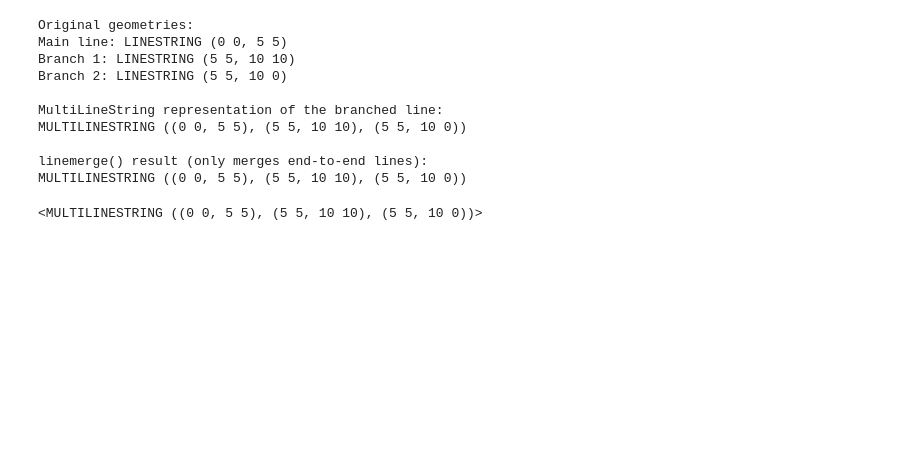
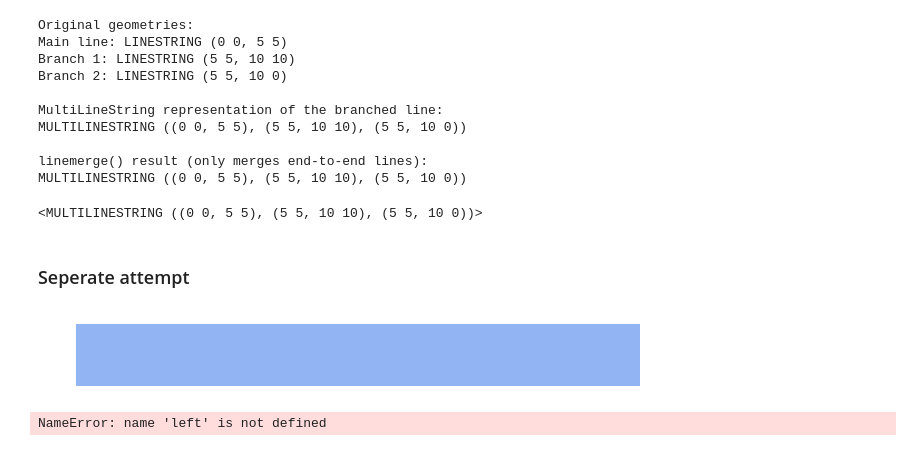
Before and after one commit to amschechter/Sankey_Overlay, a Jupyter notebook: Sankey_Overlay_Attempt.ipynb, the cells around one changed output. Cells and saved outputs as stored; diff of their text form; code cells hidden in the pictures; blank space fills up the shorter version.

Commit message:
lots of new stuff related to graphics and making the viz smooth. Forgot to push for a while.

```diff
--- a/Sankey_Overlay_Attempt.ipynb
+++ b/Sankey_Overlay_Attempt.ipynb
@@ -459,3 +485,69 @@ MULTILINESTRING ((0 0, 5 5), (5 5, 10 10), (5 5, 10 0))
 merged_lines
 # %% [output]
 <MULTILINESTRING ((0 0, 5 5), (5 5, 10 10), (5 5, 10 0))>
+# %% [markdown]
+### Seperate attempt
+# %%
+
+import matplotlib.pyplot as plt
+from shapely.geometry import LineString
+from shapely.affinity import translate
+
+
+def make_curve(p1, p2, bulge=0.2, n=5):
+    #Create a smooth curve between two points with a given bulge
+    x = np.linspace(p1[0], p2[0], n)
+    y = np.linspace(p1[1], p2[1], n)
+    # bulge using a sine curve
+    y += bulge * np.sin(np.linspace(0, np.pi, n))
+    return np.column_stack([x, y])
+
+# Main flow (parent)
+main = make_curve((0, 2), (0, 3), bulge = 0.5)
+#branch1 = make_curve((0, 2), (0, 4), bulge = 0.1)
+#branch2 = make_curve((2, 1), (3, 2))
+#branch2 = make_curve((2, 1), (3, 0.5), bulge=-0.15)
+
+# Widths
+w_main = 10
+w1, w2 = 6, 4  # sum = parent width
+
+fig, ax = plt.subplots(figsize=(8, 5))
+
+def draw_flowline(line, width, color):
+    #Draw a shapely-like flow line as a filled polygon
+    line = LineString(line)
+    left = line.parallel_offset(width / 2, 'left', join_style=2)
+    right = line.parallel_offset(width / 2, 'right', join_style=2)
+    poly_coords = np.vstack([left.coords[:], right.coords[::-1]])
+    ax.fill(poly_coords[:,0], poly_coords[:,1], color=color, alpha=0.7, ec='none')
+
+# Draw flows
+draw_flowline(main, w_main, 'cornflowerblue')
+#draw_flowline(branch1, w1, 'lightgreen')
+#draw_flowline(branch2, w2, 'orange')
+
+ax.set_aspect('equal')
+ax.axis('off')
+plt.show()
+# %% [output]
+[figure, added]
+# %%
+
+from shapely.geometry import Polygon
+
+# Suppose you created flow polygons using shapely above:
+flow_polygons = [
+    Polygon(np.vstack([left.coords[:], right.coords[::-1]]))
+]
+
+gdf = gpd.GeoDataFrame(geometry=flow_polygons, crs="EPSG:4326")
+
+m = folium.Map(location=[0.5, 1.0], zoom_start=5)
+folium.GeoJson(gdf.__geo_interface__, style_function=lambda x: {
+    "fillColor": "blue", "color": "blue", "fillOpacity": 0.7
+}).add_to(m)
+
+#m.save("flow_map.html")
+# %% [output]
+NameError: name 'left' is not defined
```
Also changed, not shown: parts of 10 cells of this notebook, 3 other files.
